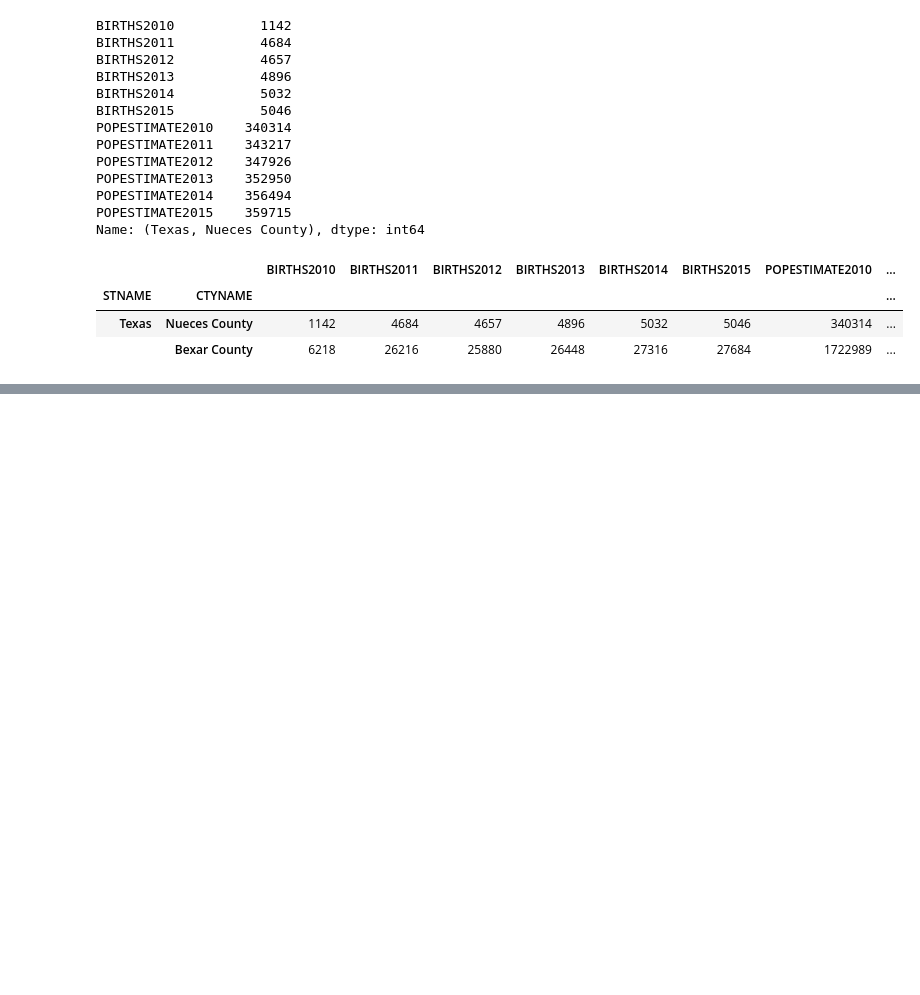
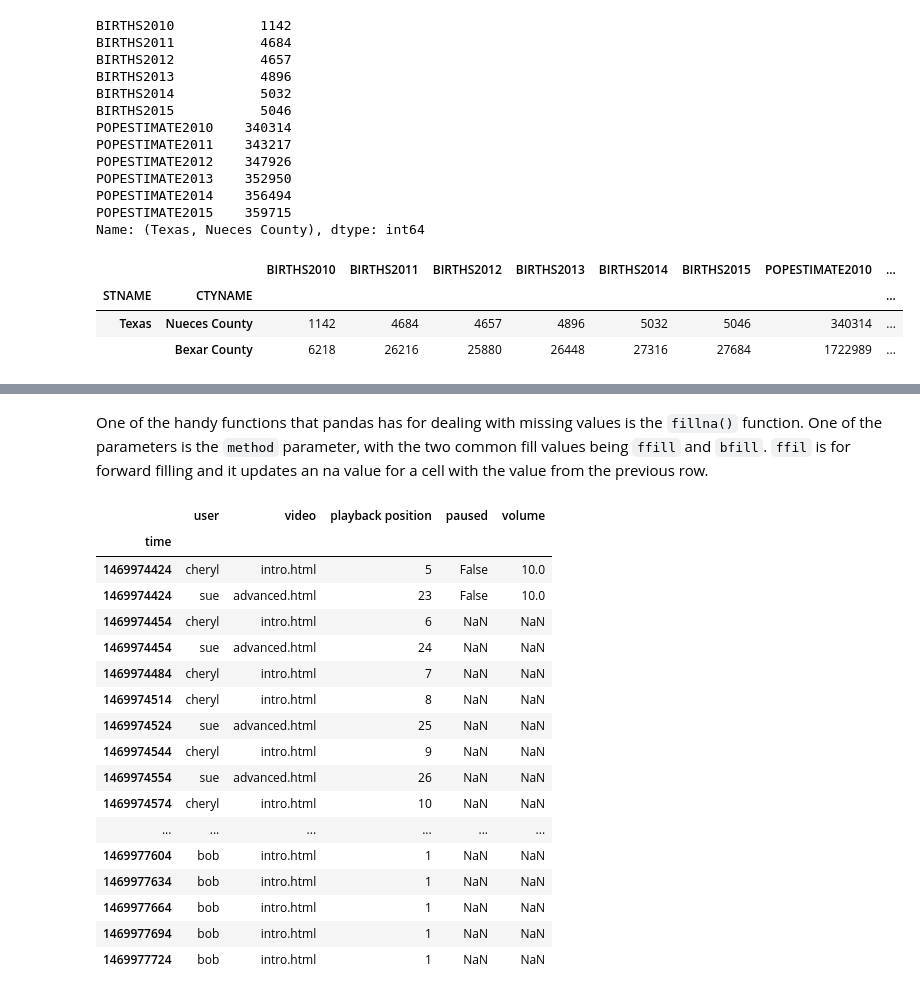
Before and after one commit to fernandovela/coursera-datascience-python, a Jupyter notebook: week2/Week 2.ipynb, the cells around one changed output, grey strips where cells are left out. Saved outputs shown, nothing was run; the diff lists cells and outputs as text; code cells hidden in the pictures; blank space fills up the shorter version.

```diff
--- a/week2/Week 2.ipynb
+++ b/week2/Week 2.ipynb
@@ -574,0 +623,28 @@ df.loc[ [('Texas', 'Nueces County'), ('Texas', 'Bexar County')] ]
+# %% [markdown]
+One of the handy functions that pandas has for dealing with missing values is the `fillna()` function. One of the parameters is the `method` parameter, with the two common fill values being `ffill` and `bfill`. `ffil` is for forward filling and it updates an na value for a cell with the value from the previous row.
+# %%
+# First, let's sort the data according to time, as data needs
+# to be in order so that we can achieve the desired results
+# after applying the fillna() function.
+df = df.set_index('time')
+df = df.sort_index()
+df
+# %% [output]
+|  | user | video | playback position | paused | volume |
+| time |  |  |  |  |  |
+| 1469974424 | cheryl | intro.html | 5 | False | 10.0 |
+| 1469974424 | sue | advanced.html | 23 | False | 10.0 |
+| 1469974454 | cheryl | intro.html | 6 | NaN | NaN |
+| 1469974454 | sue | advanced.html | 24 | NaN | NaN |
+| 1469974484 | cheryl | intro.html | 7 | NaN | NaN |
+| 1469974514 | cheryl | intro.html | 8 | NaN | NaN |
+| 1469974524 | sue | advanced.html | 25 | NaN | NaN |
+| 1469974544 | cheryl | intro.html | 9 | NaN | NaN |
+| 1469974554 | sue | advanced.html | 26 | NaN | NaN |
+| 1469974574 | cheryl | intro.html | 10 | NaN | NaN |
+| ... | ... | ... | ... | ... | ... |
+| 1469977604 | bob | intro.html | 1 | NaN | NaN |
+| 1469977634 | bob | intro.html | 1 | NaN | NaN |
+| 1469977664 | bob | intro.html | 1 | NaN | NaN |
+| 1469977694 | bob | intro.html | 1 | NaN | NaN |
+| 1469977724 | bob | intro.html | 1 | NaN | NaN |
```
Also changed, not shown: parts of 7 cells of this notebook, 1 other file.
